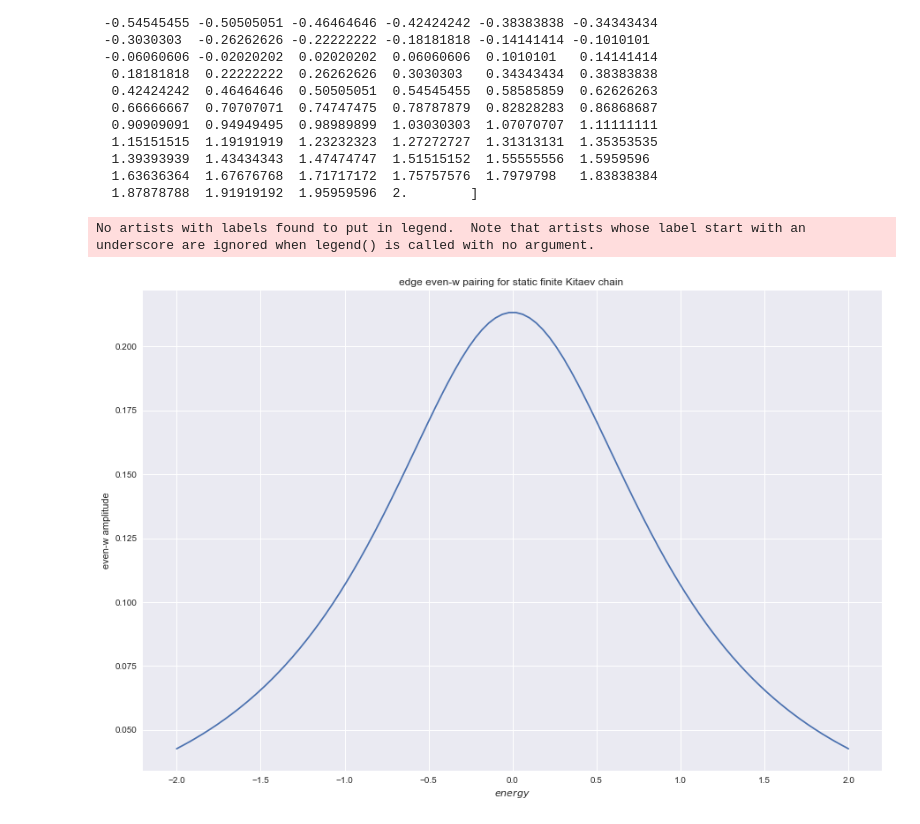
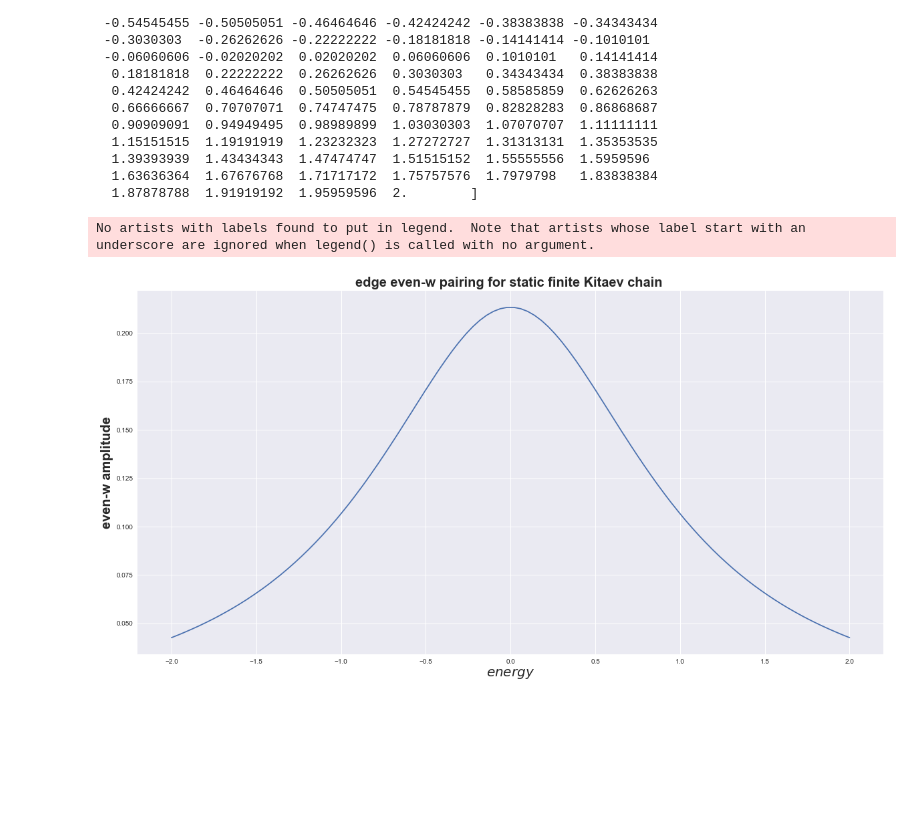
Before and after one commit to Eslam-Sabry/recursive-green-function, a Jupyter notebook: src/floquet kitaev2.ipynb, the cells around one changed output. Cells and saved outputs as stored; diff of their text form; code cells hidden in the pictures; blank space fills up the shorter version.

```diff
--- a/src/floquet kitaev2.ipynb
+++ b/src/floquet kitaev2.ipynb
@@ -88,9 +96,11 @@ def hopping(t=t, delta=delta):
 periods = np.linspace(0.2 / t, 10 / t, 100)
 momenta = np.linspace(-2*np.pi, 2*np.pi,100)
 
-h_1 = Hamiltonian(d,N,onsite(mu=-3*t),hopping(delta=t))
-h_2 = Hamiltonian(d,N,onsite(mu=3*t),hopping(delta=t))
+h_1 = Hamiltonian(d,N,onsite(mu=0*t),hopping(delta=t))
+h_2 = Hamiltonian(d,N,onsite(mu=1*t),hopping(delta=t))
 
 
 energies = calculate_finite_spectrum(periods, [h_1.lattice_hamiltonian(), h_2.lattice_hamiltonian()])
 spectrum = np.array([calculate_bands(momenta, [h_1.k_space_hamiltonian, h_2.k_space_hamiltonian], T) for T in periods])
+
+print(mp.rcParams['figure.figsize'])
@@ -96,0 +109,10 @@ spectrum = np.array([calculate_bands(momenta, [h_1.k_space_hamiltonian, h_2.k_sp
+# %%
+mp.rcParams['figure.figsize'] = (20,10)
+plt.title("Energy Spectrum as a function of $T$ (N = {})".format(N),fontsize= 20, fontweight='bold')
+for i in range(d*N):
+    plt.plot(periods,energies[:,i]/np.pi)
+plt.ylabel('Energy',fontsize= 20, fontweight='bold')
+plt.xlabel('$period$',fontsize= 20, fontweight='bold')
+plt.savefig('spectrum-mu1=0,mu2=t,delta=t,N=100.png')
+#plt.show()
+print(mp.rcParams['figure.figsize'])
@@ -97,8 +122,12 @@ spectrum = np.array([calculate_bands(momenta, [h_1.k_space_hamiltonian, h_2.k_sp
 # %%
-plt.title("Energy Spectrum as a function of $T$ (N = {})".format(N))
-for i in range(d*N):
-    plt.plot(periods,energies[:,i]/np.pi)
+mp.rcParams['figure.figsize'] = (20,10)
+plt.title("Energy Spectrum as a function of $\mu/t$ (N = {})".format(N))
+for i in range(100):
+    plt.plot(periods,spectrum[:,i]/np.pi)
 plt.ylabel('Energy')
 plt.xlabel('$period$')
 plt.show()
+#plt.savefig('interesting bulk spectrum.png')
+
+print(mp.rcParams['figure.figsize'])
 # %% [output]
@@ -447,6 +388,8 @@ for i in range(len(var_T)):
 N = 100
 #index = np.arange(0.5*N)
 trace_cutoff = int(0.5*N)
+t = np.pi
+Delta = t
 h_1 = Hamiltonian(d,N,onsite(mu=0*t),hopping(delta=Delta))
 h_2 = Hamiltonian(d,N,onsite(mu=1*t),hopping(delta=Delta))
 var_T = np.linspace(0.2 / t, 5 / t, 100)
@@ -466,7 +409,7 @@ for j in range(len(var_E)):
     G_0_odd = (G_0_pos - G_0_neg)/2
     G_0_even = (G_0_pos + G_0_neg)/2
     var_oddf.append( G_0_odd[0,1].imag)
-    var_evenf.append( G_0_even[0,1].imag)
+    var_evenf.append( -G_0_even[0,1].imag)
 # %%
 print(var_E)
 # %% [output]
@@ -488,18 +431,19 @@ print(var_E)
   1.63636364  1.67676768  1.71717172  1.75757576  1.7979798   1.83838384
   1.87878788  1.91919192  1.95959596  2.        ]
 # %%
-plt.title("edge even-w pairing for static finite Kitaev chain ")
+plt.title("edge even-w pairing for static finite Kitaev chain ",fontsize=20, fontweight='bold')
 plt.plot(var_E,var_evenf)
 
 
-plt.ylabel('even-w amplitude')
-plt.xlabel('$energy$')
+plt.ylabel('even-w amplitude',fontsize=20, fontweight='bold')
+plt.xlabel('$energy$',fontsize=20, fontweight='bold')
 #plt.yscale('log')
 plt.legend()
-plt.show()
+plt.savefig('Matsubara even-w, zero energy-mu1=0,mu2=t,delta=t,N=100,T=0.5.png')
+#plt.show()
 # %% [output]
 No artists with labels found to put in legend.  Note that artists whose label start with an underscore are ignored when legend() is called with no argument.
-[figure, old version]
+[figure, new version]
 # %%
 plt.title("edge odd-w pairing for static finite Kitaev chain ")
 plt.plot(var_E,var_oddf)
```
Also changed, not shown: parts of 27 cells of this notebook, 1 other file.
